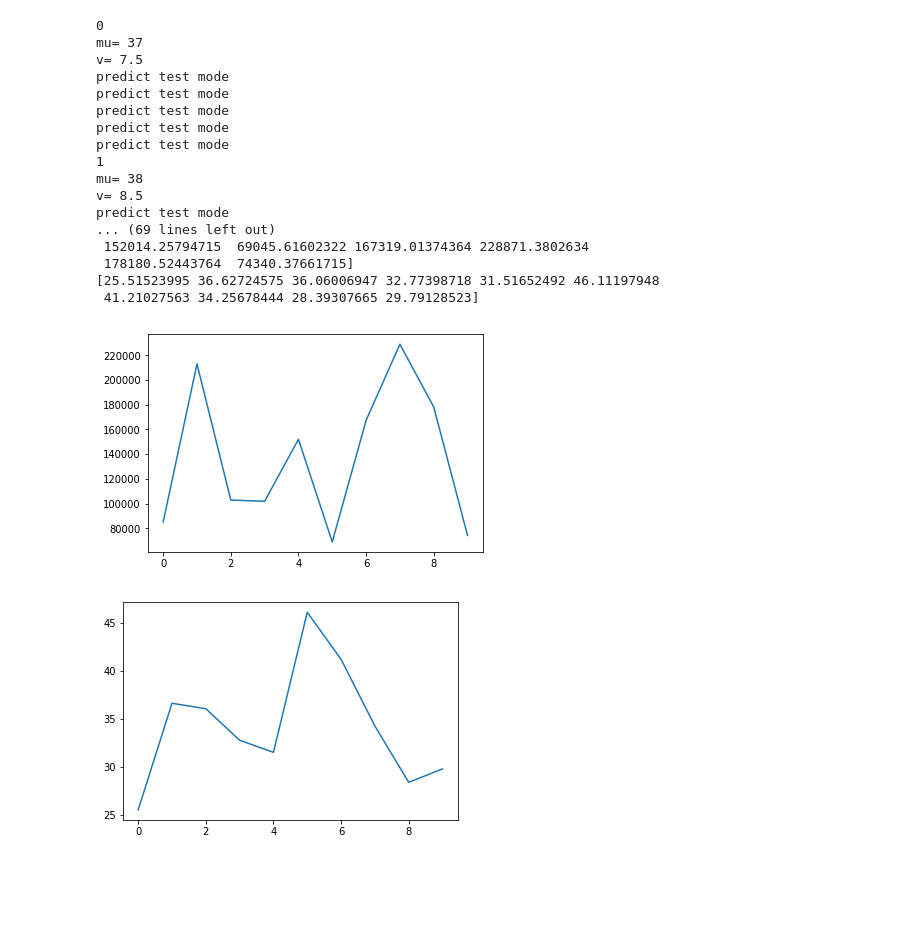
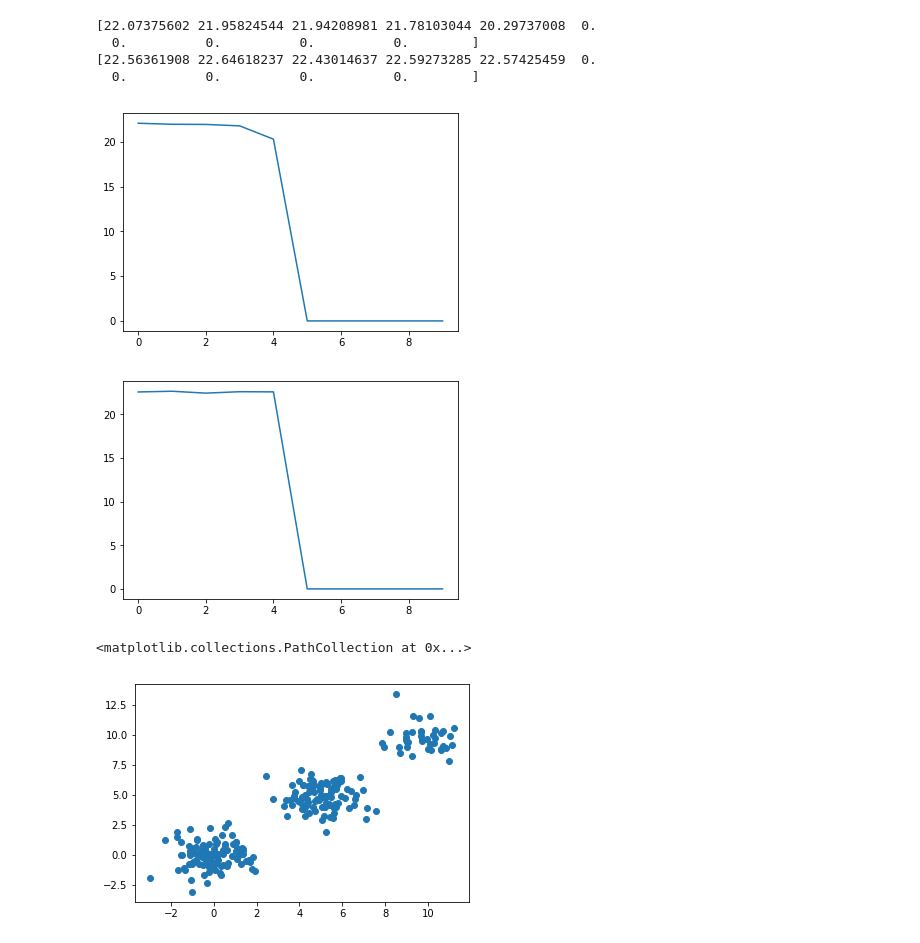
Before and after one commit to landreasyan/LLR, a Jupyter notebook: LLR.ipynb, the cells around one changed output. Saved outputs shown, nothing was run; the diff lists cells and outputs as text; code cells hidden in the pictures; blank space fills up the shorter version.

Commit message:
Made a simplified llr class with compression

```diff
--- a/LLR.ipynb
+++ b/LLR.ipynb
@@ -484,12 +242,12 @@ MSE_avg_test = np.zeros(10)
 MSE_avg_train = np.zeros(10)
 
 
-while (count < 10):
-    rand_mu = random.randint(0, 100)
-    rand_v = random.randint(0, 100)
-    print(count)
-    print("mu=", rand_mu)
-    print("v=", rand_v/p)
+while (count < 5):
+    rand_mu = random.randint(1, 2)
+    rand_v = random.randint(1, 2)
+    #print(count)
+    #print("mu=", rand_mu)
+    #print("v=", rand_v/p)
     index=0
 
     for train_index, test_index in kf.split(X):
@@ -498,79 +256,53 @@ while (count < 10):
 
         X_train, X_test = X[train_index], X[test_index]
         y_train, y_test = y[train_index], y[test_index]
-        y_matrix = np.matrix(y_train)
         p = len(X_train[0,:])
         n = len(X_train[:,0])
         perm_size = int(len(X_train[:,0])/2)
+
         llr = LLR()
-        regression = llr.fit(X_train, y_matrix, rand_mu, rand_v/p, mode='test', perm_size=50)
-        #Theta = regression.Theta
-        #(Theta_train, perm_test) = LLR(X_train, y_matrix, n, p, rand_mu, rand_v/p, compression=True,  perm_size = perm_size)
-        '''
-        print(Theta_train.shape)
-        W_test = np.zeros(perm_size);
+        regression = llr.fit(X_train, y_train, 1, 1, mode='test', perm_size=240)
 
-        for i in range(0, len(X_test[:, 0])):
-            for j in range( 0, len(perm_test)):
-                W_test[i,j] = math.exp((-1)*np.linalg.norm(i-X_train[j])**2/var**2);
-        '''
         Y_train = regression.Y
 
-        Y_test = regression.predict_test(X_test)
-        #Y_test = regression.predict_compress(X_test, y_test)
-        '''for i in range(0, len(y_train)):
-            Y_train[i] = Theta_train[i,0] + Theta_train[i+n, 0] * X_train[i,0]+Theta_train[i+2*n,0] * X_train[i,1]
-
-        for i in range(0, len(y_test)):
-            for j in range( 0, int(len(X_test[:,0])/2)):
-                W_test[j] = math.exp((-1)*np.linalg.norm(X_test[i]-X_train[perm_test[j]])**2/var**2);
-            Y_test[i] =  Theta_train[i,0] + Theta_train[i+n, 0] * X_test[i,0]+Theta_train[i+2*n,0] * X_test[i,1]
-        Y_test = W_test*Y_test'''
-
+        Y_test = regression.predict(X_test)
 
         MSE_test[index] = mean_squared_error(y_test, Y_test);
         MSE_train[index] = mean_squared_error(y_train, Y_train);
         index+=1
-
+        #print(MSE_test)
+        #print(MSE_test)
 
     MSE_avg_test[count] = np.average(MSE_test)
     MSE_avg_train[count] = np.average(MSE_train)
     count+=1
 
     #fig = plt.figure()
     #plt.plot(range(0, 5),MSE)
     #plt.show()
 
 
 print(MSE_avg_test)
 print(MSE_avg_train)
 
 fig = plt.figure()
 plt.plot(range(0, 10),MSE_avg_test)
 plt.show()
 
 plt.plot(range(0, 10),MSE_avg_train)
 plt.show()
 # %% [output]
-0
-mu= 37
-v= 7.5
-predict test mode
-predict test mode
-predict test mode
-predict test mode
-predict test mode
-1
-mu= 38
-v= 8.5
-predict test mode
-... (69 lines left out)
- 152014.25794715  69045.61602322 167319.01374364 228871.3802634
- 178180.52443764  74340.37661715]
-[25.51523995 36.62724575 36.06006947 32.77398718 31.51652492 46.11197948
- 41.21027563 34.25678444 28.39307665 29.79128523]
+[22.07375602 21.95824544 21.94208981 21.78103044 20.29737008  0.
+  0.          0.          0.          0.        ]
+[22.56361908 22.64618237 22.43014637 22.59273285 22.57425459  0.
+  0.          0.          0.          0.        ]
-[figure, old version]
+[figure, new version]
-[figure, old version]
+[figure, new version]
+# %%
+plt.scatter(X_train[:, 0],X_train[:, 1])
+# %% [output]
+<matplotlib.collections.PathCollection at 0x...>
+[figure, added]
 # %%
 p = len(X[0,:])
 n = len(X[:,0])
```
Also changed, not shown: parts of 5 cells of this notebook, 1 other file.
